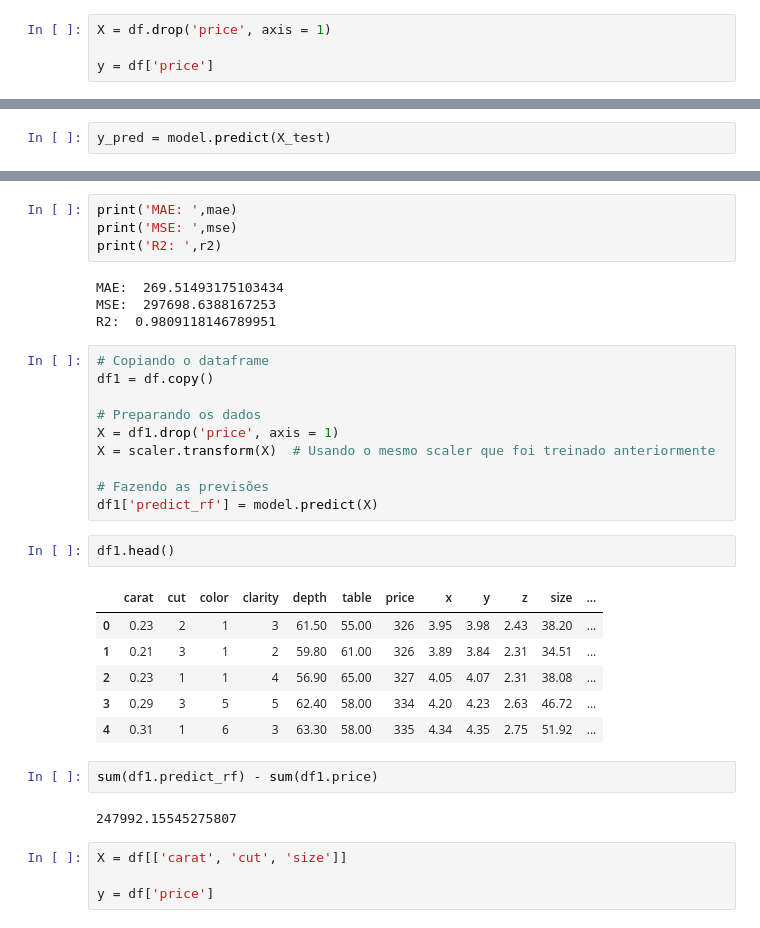
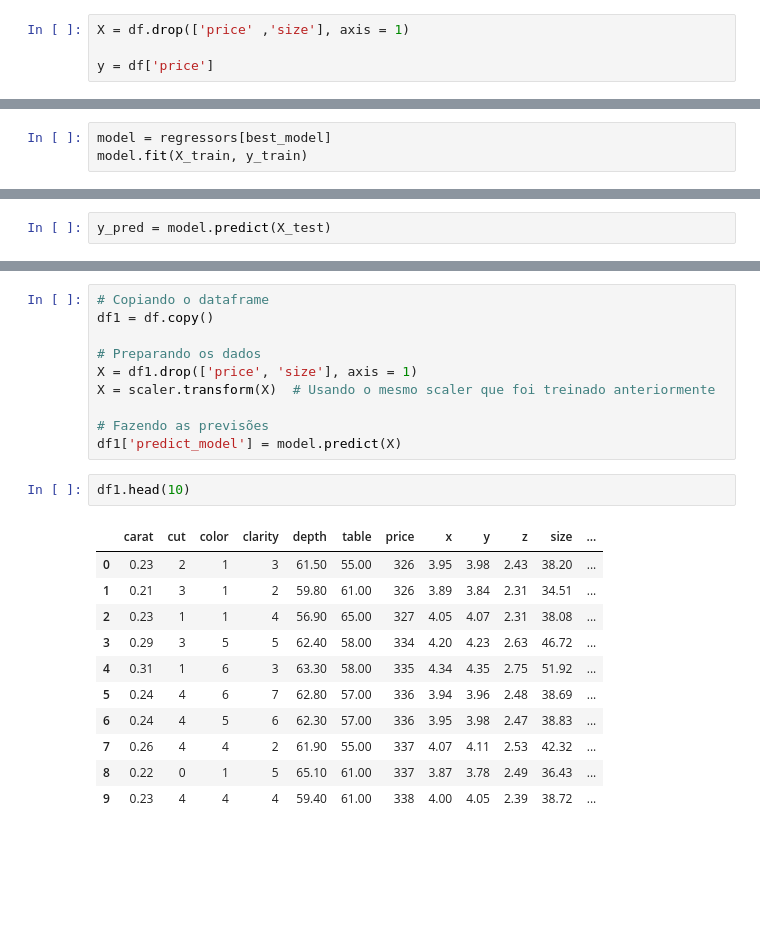
Before and after one commit to djalmarodriguess/Machine_Learning_Study, a Jupyter notebook: Untitled.ipynb, the cells around one changed output, grey strips where cells are left out. Saved outputs shown, nothing was run; the diff lists cells and outputs as text; blank space fills up the shorter version.

```diff
--- a/Untitled.ipynb
+++ b/Untitled.ipynb
@@ -182,7 +188,7 @@ plt.show()
 # %% [output]
 [figure]
 # %%
-X = df.drop('price', axis = 1)
+X = df.drop(['price' ,'size'], axis = 1)
 
 y = df['price']
 # %%
@@ -256,0 +272,3 @@ RandomForestRegressor()
+# %%
+model = regressors[best_model]
+model.fit(X_train, y_train)
@@ -263,35 +291,24 @@ r2 = r2_score(y_test, y_pred)
-# %%
-print('MAE: ',mae)
-print('MSE: ',mse)
-print('R2: ',r2)
-# %% [output]
-MAE:  269.51493175103434
-MSE:  297698.6388167253
-R2:  0.9809118146789951
 # %%
 # Copiando o dataframe
 df1 = df.copy()
 
 # Preparando os dados
-X = df1.drop('price', axis = 1)
+X = df1.drop(['price', 'size'], axis = 1)
 X = scaler.transform(X)  # Usando o mesmo scaler que foi treinado anteriormente
 
 # Fazendo as previsões
-df1['predict_rf'] = model.predict(X)
+df1['predict_model'] = model.predict(X)
 # %%
-df1.head()
+df1.head(10)
 # %% [output]
 |  | carat | cut | color | clarity | depth | table | price | x | y | z | size | ... |
 | 0 | 0.23 | 2 | 1 | 3 | 61.50 | 55.00 | 326 | 3.95 | 3.98 | 2.43 | 38.20 | ... |
 | 1 | 0.21 | 3 | 1 | 2 | 59.80 | 61.00 | 326 | 3.89 | 3.84 | 2.31 | 34.51 | ... |
 | 2 | 0.23 | 1 | 1 | 4 | 56.90 | 65.00 | 327 | 4.05 | 4.07 | 2.31 | 38.08 | ... |
 | 3 | 0.29 | 3 | 5 | 5 | 62.40 | 58.00 | 334 | 4.20 | 4.23 | 2.63 | 46.72 | ... |
 | 4 | 0.31 | 1 | 6 | 3 | 63.30 | 58.00 | 335 | 4.34 | 4.35 | 2.75 | 51.92 | ... |
+| 5 | 0.24 | 4 | 6 | 7 | 62.80 | 57.00 | 336 | 3.94 | 3.96 | 2.48 | 38.69 | ... |
+| 6 | 0.24 | 4 | 5 | 6 | 62.30 | 57.00 | 336 | 3.95 | 3.98 | 2.47 | 38.83 | ... |
+| 7 | 0.26 | 4 | 4 | 2 | 61.90 | 55.00 | 337 | 4.07 | 4.11 | 2.53 | 42.32 | ... |
+| 8 | 0.22 | 0 | 1 | 5 | 65.10 | 61.00 | 337 | 3.87 | 3.78 | 2.49 | 36.43 | ... |
+| 9 | 0.23 | 4 | 4 | 4 | 59.40 | 61.00 | 338 | 4.00 | 4.05 | 2.39 | 38.72 | ... |
-# %%
-sum(df1.predict_rf) - sum(df1.price)
-# %% [output]
-247992.15545275807
-# %%
-X = df[['carat', 'cut', 'size']]
-
-y = df['price']
```
Also changed, not shown: parts of 14 cells of this notebook.
